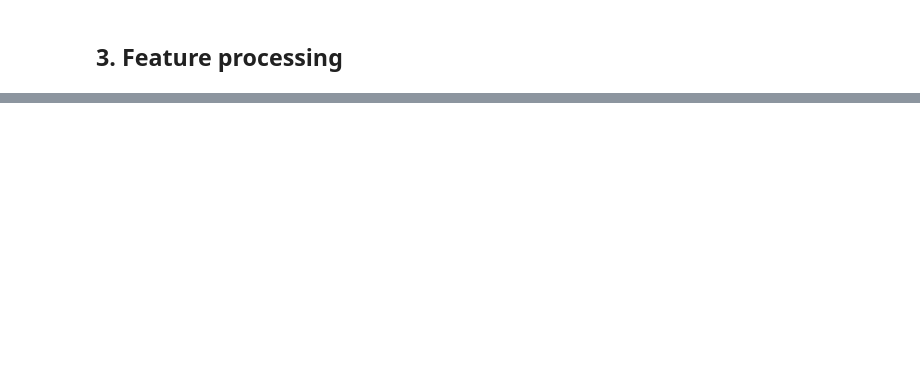
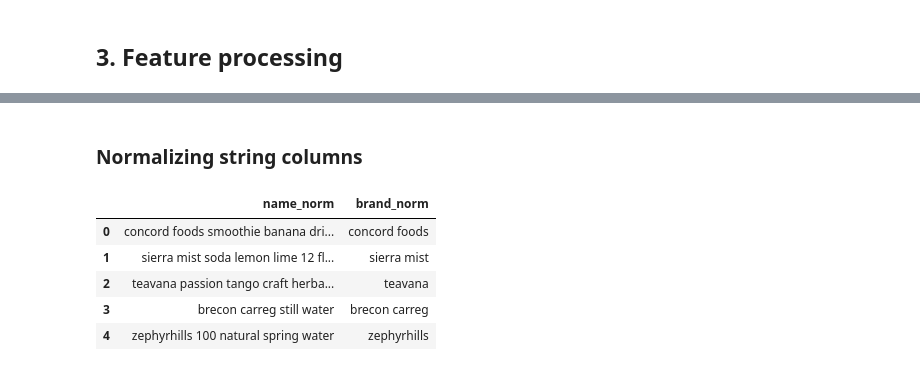
Before and after one commit to rojuspaukste/Item-Grouping-Task, a Jupyter notebook: Code/DataProcessing.ipynb, the cells around one changed output, grey strips where cells are left out. Drawn from its saved outputs; the diff is of its cells as text; code cells hidden in the pictures; blank space fills up the shorter version.

```diff
--- a/Code/DataProcessing.ipynb
+++ b/Code/DataProcessing.ipynb
@@ -66,0 +140,24 @@ df.head()
+# %% [markdown]
+### Normalizing string columns
+# %%
+# Normalizing text columns for blocking and fuzzy matching. Lowercasing, punctuation to spaces, whitespace collapsed
+def norm_text(s):
+    if not isinstance(s, str):
+        return pd.NA
+    return ' '.join(re.sub(r'[^a-z0-9]+', ' ', s.lower()).split())
+
+# Mapping the text columns to their normalized forms.
+df['name_norm'] = df['sku_name_eng'].map(norm_text)
+df['desc_norm'] = df['description_short_eng'].map(norm_text)
+df['brand_norm'] = (df['brand'].str.lower()
+                               .str.replace(r'^by\s+', '', regex=True)
+                               .map(norm_text))
+
+df[['name_norm', 'brand_norm']].head()
+# %% [output]
+|  | name_norm | brand_norm |
+| 0 | concord foods smoothie banana dri... | concord foods |
+| 1 | sierra mist soda lemon lime 12 fl... | sierra mist |
+| 2 | teavana passion tango craft herba... | teavana |
+| 3 | brecon carreg still water | brecon carreg |
+| 4 | zephyrhills 100 natural spring water | zephyrhills |
```
Also changed, not shown: parts of 28 cells of this notebook, 2 other files.
